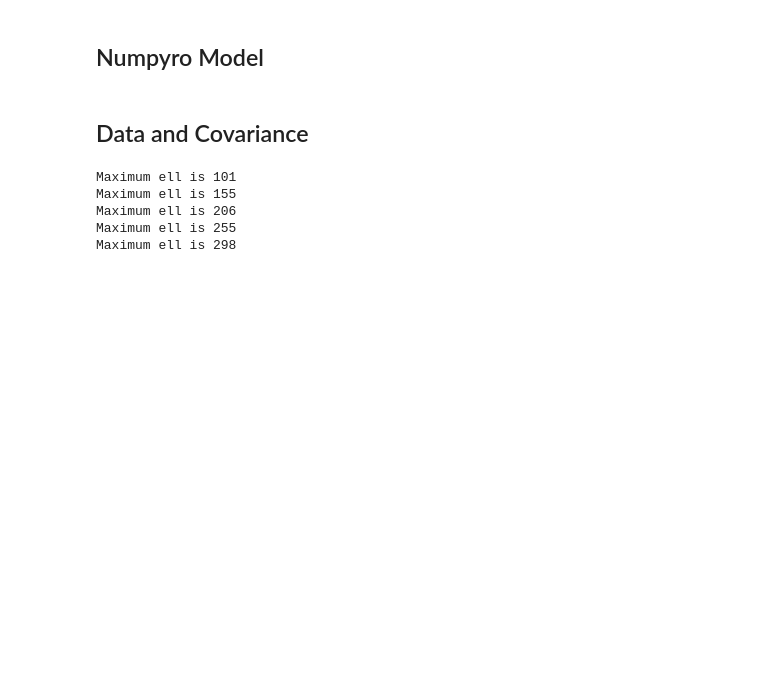
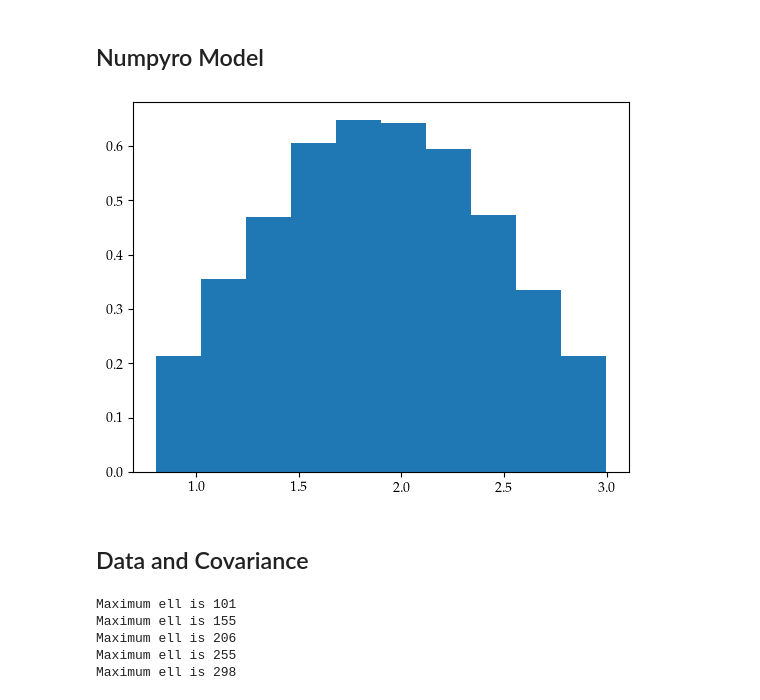
Before and after one commit to Harry45/DESEMU, a Jupyter notebook: notebooks/3x2.ipynb, the cells around one changed output. Drawn from its saved outputs; the diff is of its cells as text; code cells hidden in the pictures; blank space fills up the shorter version.

```diff
--- a/notebooks/3x2.ipynb
+++ b/notebooks/3x2.ipynb
@@ -415,3 +457,29 @@ def pickle_load(folder: str, fname: str):
+# %%
+def MyTruncatedNormal(loc, scale, low, high):
+    base_distribution = Normal(loc, scale)
+    return TwoSidedTruncatedDistribution(base_dist=base_distribution, low=low, high=high)
+
+def modelTruncate(num, low, high, x = None):
+    with numpyro.plate("obs", num_observations):
+        numpyro.sample("x", MyTruncatedNormal(0.20, 0.115, low = low, high=high), obs=x)
+# %%
+nsamples = 20000
+dist_sigma8 = MyTruncatedNormal(0.8, 0.115, 0.6, 1.0)
+dist_Omegac = MyTruncatedNormal(0.20, 0.06, 0.14, 0.35)
+dist_Omegab = MyTruncatedNormal(0.042, 0.0075, 0.03, 0.055)
+dist_hubble = MyTruncatedNormal(0.73, 0.05, 0.64, 0.82)
+dist_ns = MyTruncatedNormal(0.97, 0.06, 0.87, 1.07)
+dist_bias = MyTruncatedNormal(1.9, 0.65, 0.8, 3.0)
+# %%
+# plt.hist(dist_sigma8.sample(jax.random.PRNGKey(0), (nsamples,)), density=True)
+# plt.hist(dist_Omegac.sample(jax.random.PRNGKey(0), (nsamples,)), density=True)
+# plt.hist(dist_Omegab.sample(jax.random.PRNGKey(0), (nsamples,)), density=True)
+# plt.hist(dist_hubble.sample(jax.random.PRNGKey(0), (nsamples,)), density=True)
+# plt.hist(dist_ns.sample(jax.random.PRNGKey(0), (nsamples,)), density=True)
+plt.hist(dist_bias.sample(jax.random.PRNGKey(0), (nsamples,)), density=True)
+plt.show()
+# %% [output]
+[figure, added]
 # %%
 def model(data, precision, jax_nz_gc, jax_nz_wl, bw_gc, bw_gc_wl, bw_wl):
     #  Cosmological params
```
Also changed, not shown: parts of 10 cells of this notebook, 2 other files.
